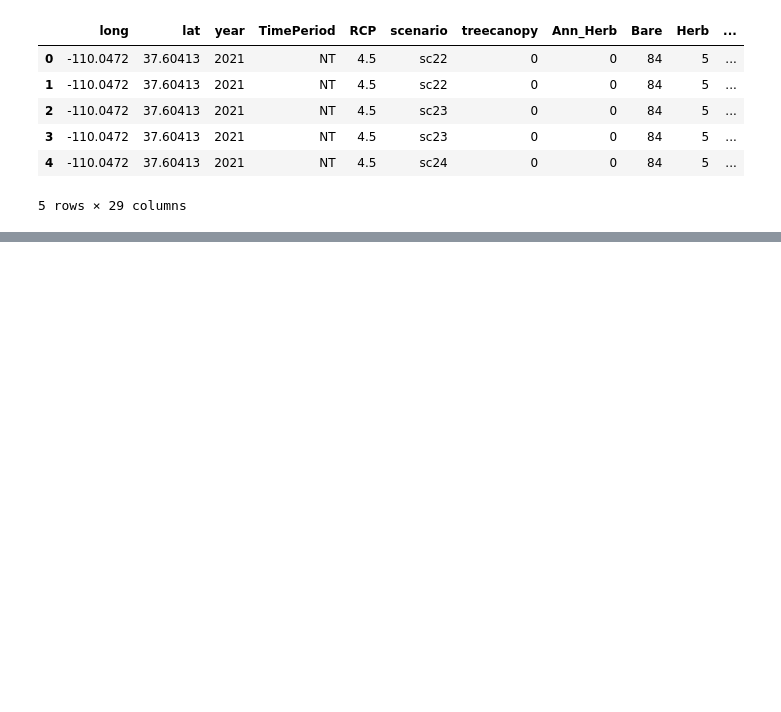
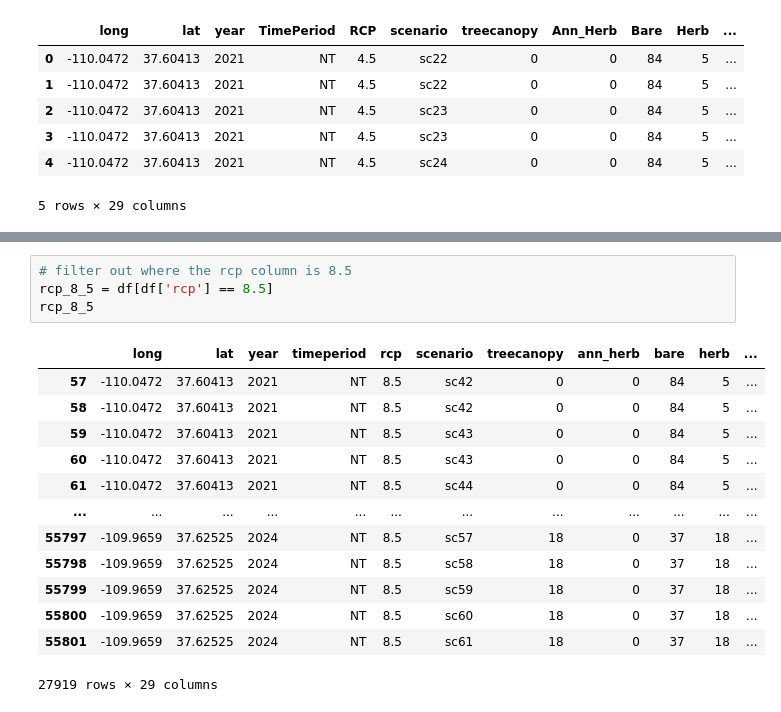
Before and after one commit to hannah-hana-kim/DSAN-Scholarship, a Jupyter notebook: main_py.ipynb, the cells around one changed output, grey strips where cells are left out. Cells and saved outputs as stored; diff of their text form; blank space fills up the shorter version.

```diff
--- a/main_py.ipynb
+++ b/main_py.ipynb
@@ -28,0 +179,18 @@ nearterm.head()
+# %%
+# filter out where the rcp column is 8.5
+rcp_8_5 = df[df['rcp'] == 8.5]
+rcp_8_5
+# %% [output]
+|  | long | lat | year | timeperiod | rcp | scenario | treecanopy | ann_herb | bare | herb | ... |
+| 57 | -110.0472 | 37.60413 | 2021 | NT | 8.5 | sc42 | 0 | 0 | 84 | 5 | ... |
+| 58 | -110.0472 | 37.60413 | 2021 | NT | 8.5 | sc42 | 0 | 0 | 84 | 5 | ... |
+| 59 | -110.0472 | 37.60413 | 2021 | NT | 8.5 | sc43 | 0 | 0 | 84 | 5 | ... |
+| 60 | -110.0472 | 37.60413 | 2021 | NT | 8.5 | sc43 | 0 | 0 | 84 | 5 | ... |
+| 61 | -110.0472 | 37.60413 | 2021 | NT | 8.5 | sc44 | 0 | 0 | 84 | 5 | ... |
+| ... | ... | ... | ... | ... | ... | ... | ... | ... | ... | ... | ... |
+| 55797 | -109.9659 | 37.62525 | 2024 | NT | 8.5 | sc57 | 18 | 0 | 37 | 18 | ... |
+| 55798 | -109.9659 | 37.62525 | 2024 | NT | 8.5 | sc58 | 18 | 0 | 37 | 18 | ... |
+| 55799 | -109.9659 | 37.62525 | 2024 | NT | 8.5 | sc59 | 18 | 0 | 37 | 18 | ... |
+| 55800 | -109.9659 | 37.62525 | 2024 | NT | 8.5 | sc60 | 18 | 0 | 37 | 18 | ... |
+| 55801 | -109.9659 | 37.62525 | 2024 | NT | 8.5 | sc61 | 18 | 0 | 37 | 18 | ... |
+27919 rows × 29 columns
```
Also changed, not shown: parts of 20 cells of this notebook, 5 other files.
